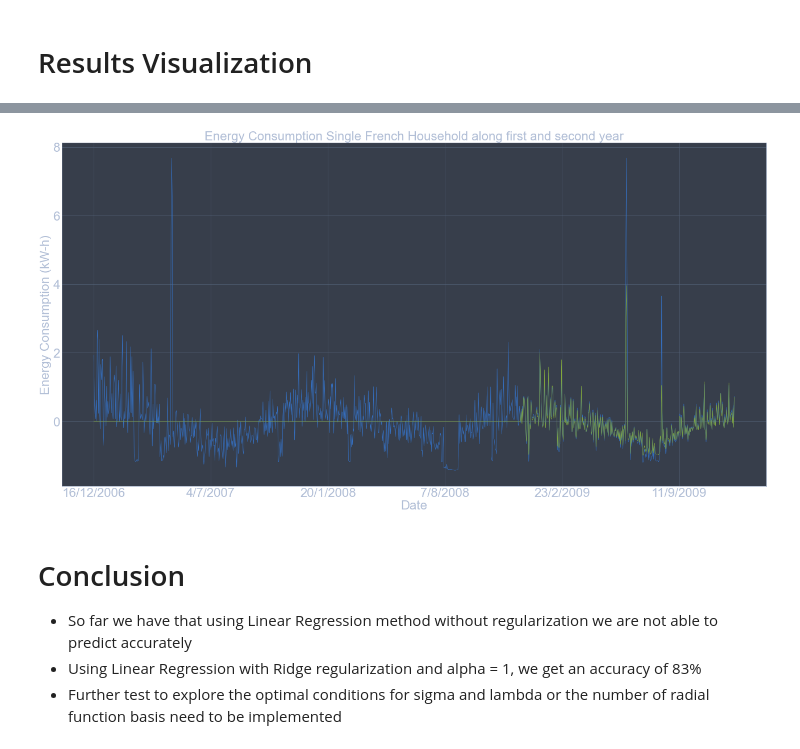
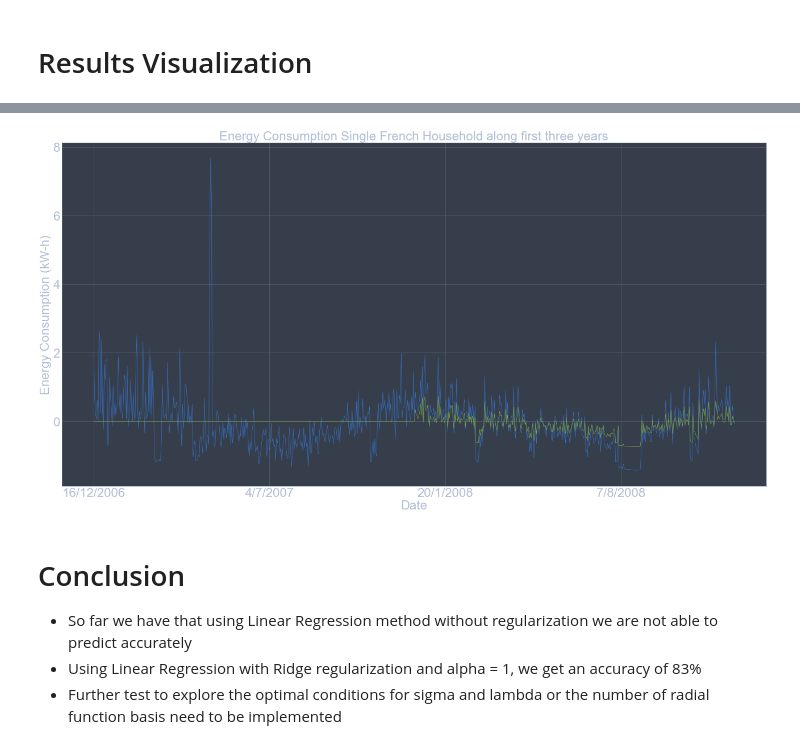
Before and after one commit to tm-pe2/ai-ml, a Jupyter notebook: timeseries/single_house.ipynb, the cells around one changed output, grey strips where cells are left out. Cells and saved outputs as stored; diff of their text form; code cells hidden in the pictures.

```diff
--- a/timeseries/single_house.ipynb
+++ b/timeseries/single_house.ipynb
@@ -178,11 +178,11 @@ print(XE)
 # for time series we should never split the data randomly! All the test data are the last points to consider
 # We have 1442 days, two years will be for training, one year for validation and the rest for test
 # %%
-Xtrain = XE[0:730]
-Xval = XE[730:1095]
+Xtrain = XE[0:365]
+Xval = XE[365:730]
 Xtest = XE[1095:]
-ytrain = X[0:730]
-yval = X[730:1095]
+ytrain = X[0:365]
+yval = X[365:730]
 ytest = X[1095:]
 print("Size of traininig set:" , len(Xtrain),";\tSize of validations set:", len(Xval), ";\tSize of test set: ", len(Xtest))
 # %% [output]
@@ -207,7 +193,7 @@ intercept parameter / constant term (lr.intercept_):
 ## Regularization using Ridge Regression
 # %%
 # Linear Regression
-lr = LinearRegression().fit(Xtrain, ytrain)
+lr = LinearRegression().fit(Xtrain, yval)
 # Ridge Regression
 alpha = 1
-lrr = Ridge(alpha).fit(Xtrain, ytrain)
+lrr = Ridge(alpha).fit(Xtrain, yval)
@@ -262,24 +274,24 @@ print(np.transpose(xreal_values), type(np.transpose(xreal_values)))
 # %%
 plt.figure(figsize=(40,20), dpi=40)
 plt.locator_params(axis='x', nbins=3)
 x_ticks = np.arange(0, len(Xtrain) + len(Xval), 200)
 plt.xticks(x_ticks)
 plt.xticks(fontsize=40)
 plt.yticks(fontsize=40)
 size = len(Xtrain) + len(Xval)
 yreal = np.concatenate((ytrain, yval))
 xreal_values = data.iloc[0:size,0].values
 plt.plot(xreal_values, yreal)
 ypred= lrr.predict(Xval)
 ynull = np.zeros(len(ytrain))
 ypredicted = np.concatenate((ynull.reshape(-1,1), ypred))
 plt.plot(xreal_values, ypredicted)
 plt.xlabel("Date", fontsize=40)
 plt.ylabel("Energy Consumption (kW-h)", fontsize=40)
-plt.title("Energy Consumption Single French Household along first and second year", fontsize=40)
+plt.title("Energy Consumption Single French Household along first three years", fontsize=40)
 plt.show()
 # %% [output]
-[figure, old version]
+[figure, new version]
 # %% [markdown]
 # Conclusion
 - So far we have that using Linear Regression method without regularization we are not able to predict accurately
```
Also changed, not shown: parts of 6 cells of this notebook, 1 other file.
